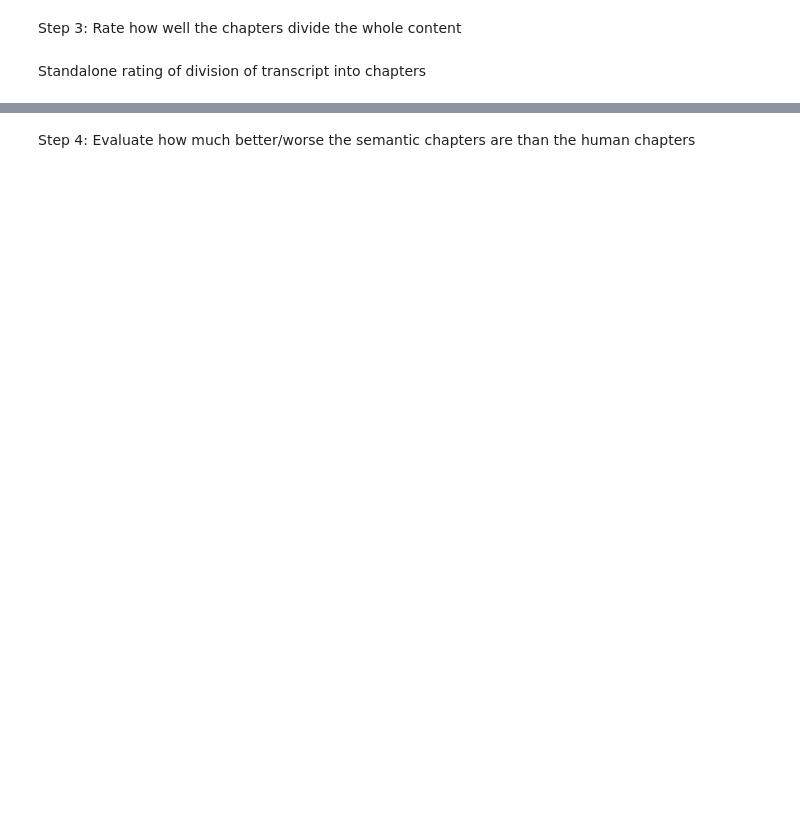
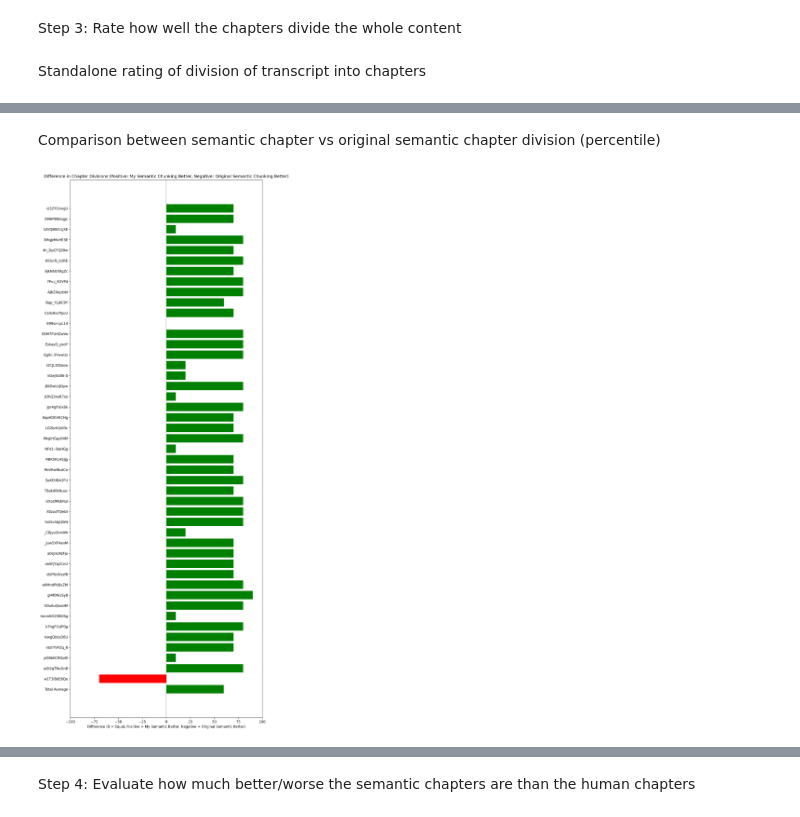
Before and after one commit to konstantintuev/thesis_backend, a Jupyter notebook: evaluate_semantic_chapters_ytseg.ipynb, the cells around one changed output, grey strips where cells are left out. Cells and saved outputs as stored; diff of their text form; code cells hidden in the pictures; blank space fills up the shorter version.

Commit message:
Fix embedding problem, better evaluation, fix semantic chunk issues, replace GPT 4o with Llama Visual

```diff
--- a/evaluate_semantic_chapters_ytseg.ipynb
+++ b/evaluate_semantic_chapters_ytseg.ipynb
@@ -500,0 +634,15 @@ plt.show()
+# %%
+from typing import Literal
+
+
+# Define LLM-globals
+class ScoreFormatWhich(BaseModel):
+    rating: int = Field(description="Rating from 0 to 100")
+    which_better: Literal['A', 'B'] = Field(description="Which division is judged to be better - A or B")
+    arguments: str = Field(description="Arguments explaining why the rating was chosen")
+
+
+structured_model_which = (get_llm(LLMTemp.CONCRETE, LLMTypes.BIG_VISUAL_MODEL)
+                          .with_structured_output(ScoreFormatWhich, method="json_mode"))
+
+output_parser_which = PydanticOutputParser(pydantic_object=ScoreFormatWhich)
@@ -500,0 +743,44 @@ plt.show()
+# %% [markdown]
+Comparison between semantic chapter vs original semantic chapter division (percentile)
+# %%
+# Calculate the difference based on which division is better
+def compute_difference(row):
+    if row['which'] == 'A':
+        return -row['rating_better']
+    elif row['which'] == 'B':
+        return row['rating_better']
+    else:
+        print(row)
+        return 0
+
+
+compare_semantic_chapter_division_df['difference'] = compare_semantic_chapter_division_df.apply(compute_difference, axis=1)
+
+# Calculate the total average difference
+total_average_difference = compare_semantic_chapter_division_df['difference'].mean()
+
+# Create a DataFrame with the total average
+compare_chapter_division_with_total_avg = pd.concat([
+    compare_semantic_chapter_division_df,
+    pd.DataFrame({'video_url': 'Total Average', 'difference': total_average_difference, 'arguments': ''}, index=[0]),
+]).reset_index(drop=True)
+
+# Reverse the order for plotting
+keep_index_order = compare_chapter_division_with_total_avg.index.tolist()[::-1]
+compare_chapter_division_with_total_avg = compare_chapter_division_with_total_avg.reindex(keep_index_order)
+
+# Plotting
+fig, ax = plt.subplots(figsize=(10, 0.6 * len(keep_index_order)), dpi=300)
+
+bars = ax.barh(compare_chapter_division_with_total_avg['video_url'],
+               compare_chapter_division_with_total_avg['difference'],
+               color=['green' if diff > 0 else 'red' if diff < 0 else 'grey' for diff in
+                      compare_chapter_division_with_total_avg['difference']])
+
+ax.axvline(0, color='black', linewidth=1)
+ax.set_title('Difference in Chapter Divisions (Positive: My Semantic Chunking Better, Negative: Original Semantic Chunking Better)')
+ax.set_xlabel('Difference (0 = Equal, Positive = My Semantic Better, Negative = Original Semantic Better)')
+ax.set_xlim(-100, 100)
+plt.show()
+# %% [output]
+[figure, added]
```
Also changed, not shown: parts of 14 cells of this notebook, 3 other files.
